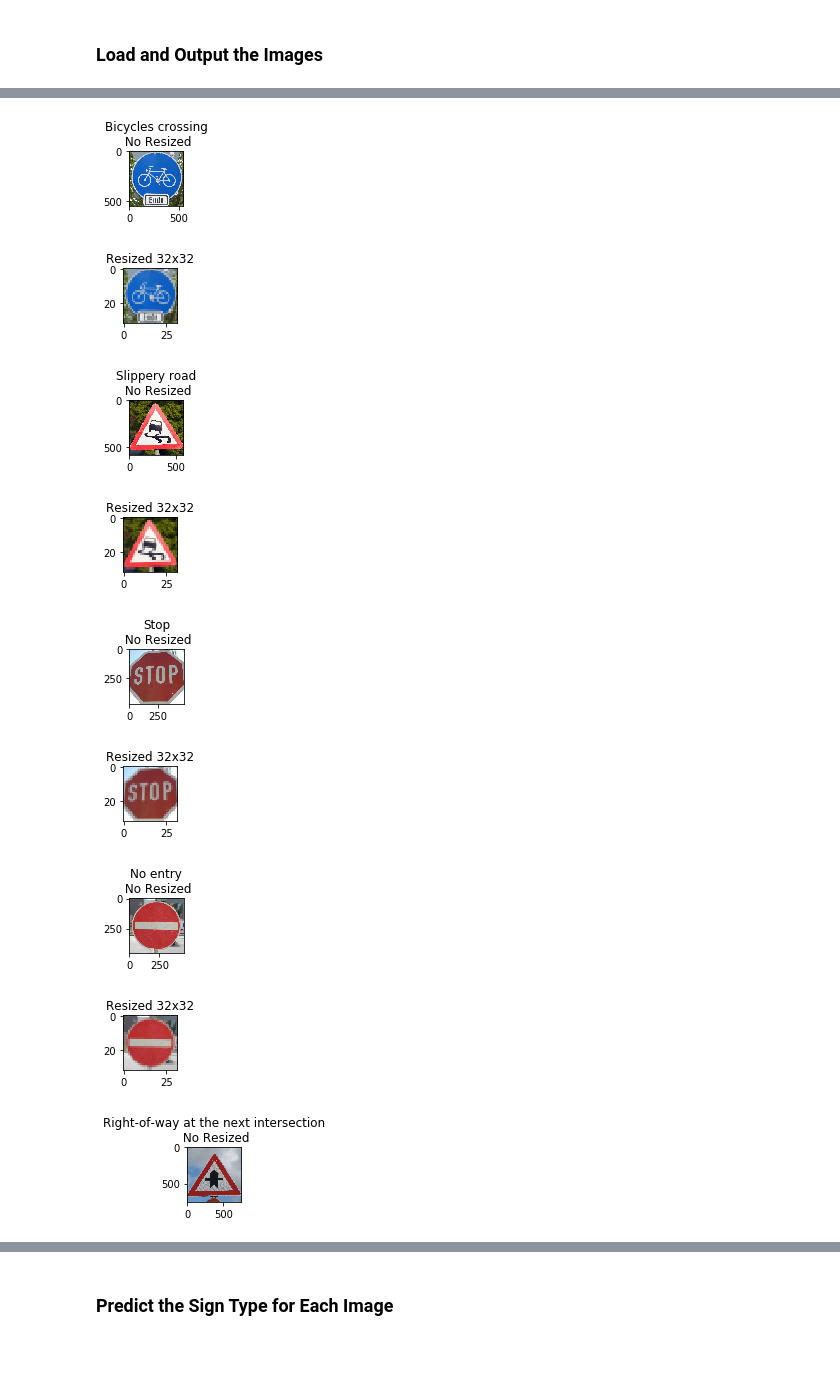
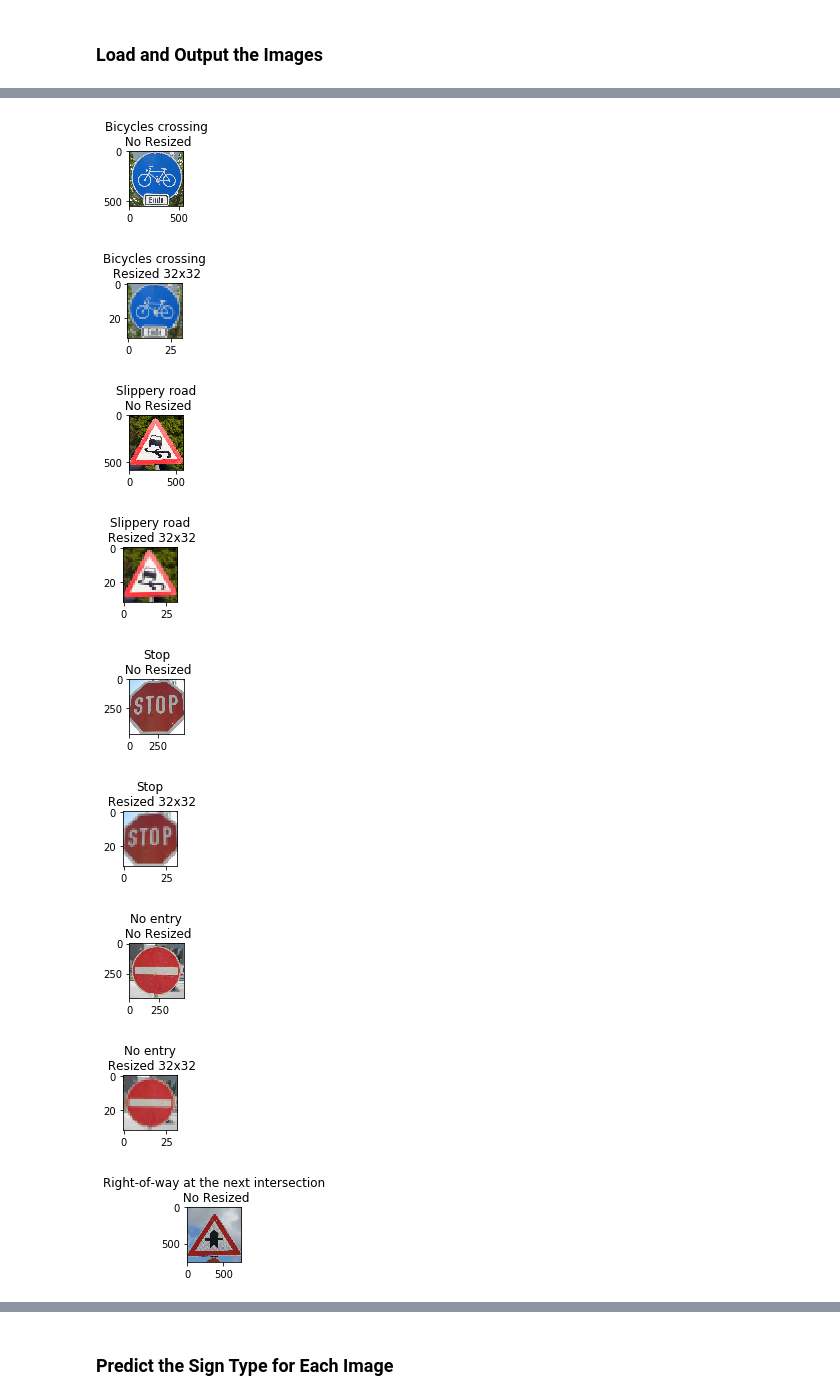
Before and after one commit to pablosaurasperez/CarND-Traffic-Sign-Classifier-Project, a Jupyter notebook: Traffic_Sign_Classifier.ipynb, the cells around one changed output, grey strips where cells are left out. Drawn from its saved outputs; the diff is of its cells as text; code cells hidden in the pictures; blank space fills up the shorter version.

```diff
--- a/Traffic_Sign_Classifier.ipynb
+++ b/Traffic_Sign_Classifier.ipynb
@@ -528,13 +519,12 @@ You may find `signnames.csv` useful as it contains mappings from the class id (i
 import os
 import matplotlib.image as mpimg
 
-#Function to resize image to 32x32
-#Function to resize image to 32x32
+#Function to resize image to 32x32 keeping proportions
 def resize_image(image):
     r = 32.0 / image.shape[1]
     dim = (32, int(image.shape[0] * r))
 
-    # perform the actual resizing of the image and show it
+    # perform the actual resizing of the image
     resized = cv2.resize(image, dim, interpolation = cv2.INTER_AREA)
     return resized
 
@@ -542,50 +532,55 @@ def resize_image(image):
 directory_input = "traffic_signs_test/"
 input_items = os.listdir(directory_input)
 
+#New images sets
+#X: images
+#y: classes
 X_test_set = []
 y_test_set = []
 
+#For each image
 for input_file in input_items:
     path_input = os.path.join(directory_input, input_file)
     base=os.path.basename(path_input)
 
+    #Extract the class from the image file name
     y_test_image = int(os.path.splitext(base)[0])
 
     #read image
     X_test_image = mpimg.imread(path_input)
 
-    #Plot traffic signs (padding included)
+    #Plot traffic signs (No resized)
     plt.figure(figsize=(1,1))
     plt.imshow(X_test_image)
     plt.title(df.loc[y_test_image, 'SignName']+ '\n No Resized')
 
     #Resize to 32x32
     X_test_image = resize_image(X_test_image)
 
 
     #Need to make it 32x32 (I have X x 32... so pad!!!)...
     #At the end this padding gave me bad results (Accuracy 0...) so I had to crop the image to ratio 1:1...
     ##npad = ((0,32-X_test_image.shape[0]), (0,0), (0,0))
     #X_test_image = np.pad(X_test_image, npad, 'constant')
 
     #print(X_test_image.shape)
 
 
     #Now I have everythin in the dimensions I want
     X_test_set.append(X_test_image)
     y_test_set.append(y_test_image)
 
-    #Plot traffic signs (padding included)
+    #Plot traffic signs (Resized)
     plt.figure(figsize=(1,1))
     plt.imshow(X_test_image)
-    plt.title('Resized 32x32')
+    plt.title(df.loc[y_test_image, 'SignName']+'\n Resized 32x32')
 # %% [output]
 [figure]
-[figure, old version]
+[figure, new version]
 [figure]
-[figure, old version]
+[figure, new version]
 [figure]
-[figure, old version]
+[figure, new version]
 [figure]
-[figure, old version]
+[figure, new version]
 [figure]
```
Also changed, not shown: parts of 30 cells of this notebook.
